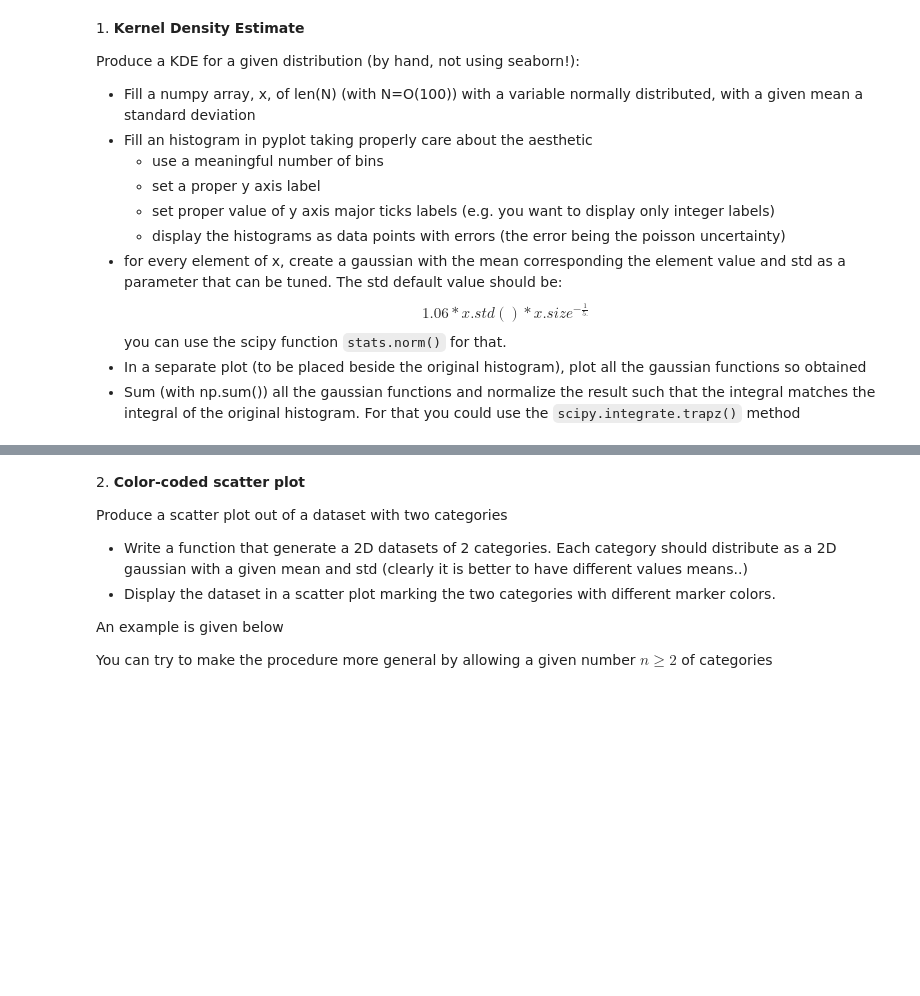
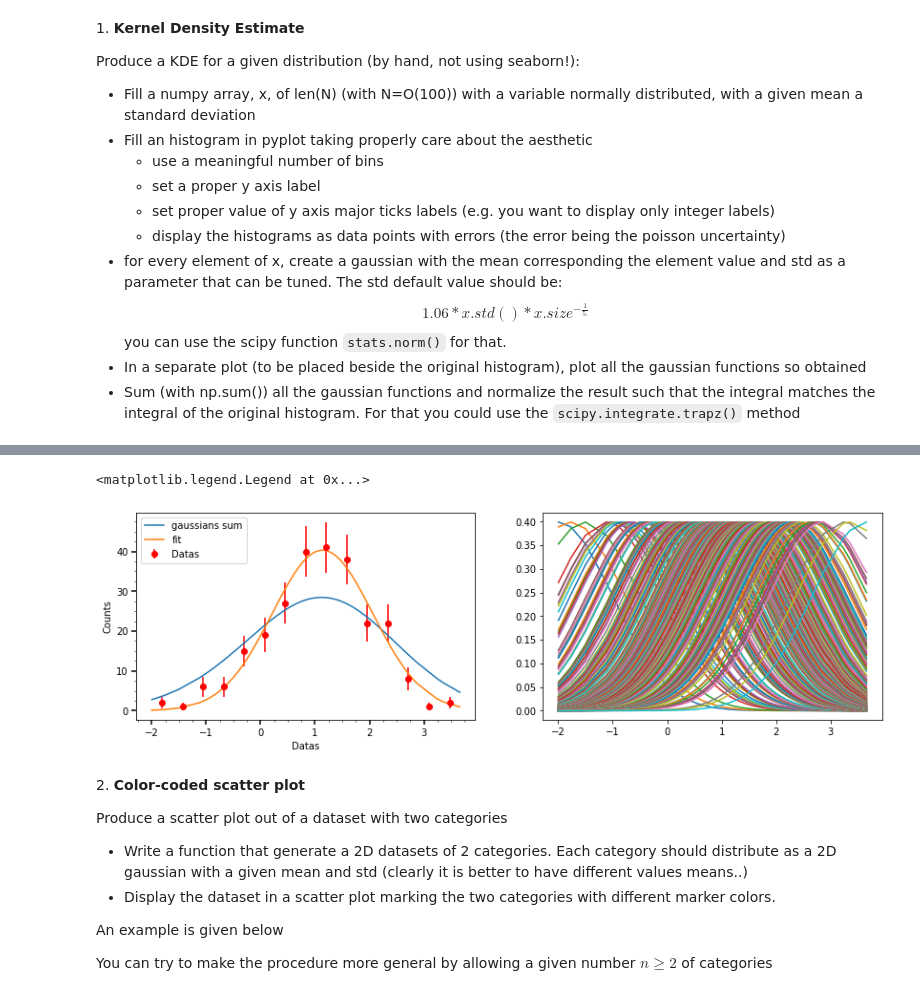
Before and after one commit to PhysicsOfData/LaboratoryOfComputationalPhysics_Y4, a Jupyter notebook: 06ex_Visualization.ipynb, the cells around one changed output, grey strips where cells are left out. Cells and saved outputs as stored; diff of their text form; code cells hidden in the pictures; blank space fills up the shorter version.

```diff
--- a/06ex_Visualization.ipynb
+++ b/06ex_Visualization.ipynb
@@ -30,3 +53,62 @@ x=np.random.normal(mean,std_dev,400)
+# %%
+fig, (isto, plotto) = plt.subplots(nrows=1, ncols=2, figsize=(14, 4))
+n_x, binz =np.histogram(x,bins='auto')
+isto.errorbar(binz[:-1]+((binz[1]-binz[0])/2),n_x,yerr=pow(n_x,1/2),fmt='or',label='Datas')
+isto.set_ylabel('Counts')
+isto.set_xlabel('Datas')
+
+def major_tick(x, pos):
+    if not x%1.:
+        return "%d" %x
+    return "%.2f" % x
+
+isto.xaxis.set_major_locator(MultipleLocator(1))
+isto.xaxis.set_minor_locator(AutoMinorLocator(4))
+isto.yaxis.set_major_locator(MultipleLocator(10))
+isto.yaxis.set_minor_locator(AutoMinorLocator(4))
+isto.yaxis.set_major_formatter(FuncFormatter(major_tick))
+isto.tick_params(which='major', width=1.5)
+isto.tick_params(which='major', length=5)
+
+
+#Let's generate some gaussian
+norm_list=[]
+def f_std(y=False):
+    if not y:
+        return(1.06*x.std()*pow(len(x),-1/5))
+    else:
+        return(y)
+for el in x:
+    norm_list.append(norm.pdf(x,el,f_std(1)))
+
+for normal in norm_list:
+    plotto.plot(x,normal,'-')
+
+norm_sum=np.sum(norm_list,axis=0)
+
+
+
+#histo
+h_int=np.sum(n_x*((binz[1]-binz[0])))
+#gaussian
+g_int=scipy.integrate.trapz(norm_sum,x)
+
+norm_fatt=g_int/h_int
+#print('Normalization factor: ', norm_fatt)
+
+isto.plot(x,norm_sum/norm_fatt,'-',label='gaussians sum')
+
+#FIT
+def f_norm (x,A,Mu, Sigma):
+    return (A*(np.exp(-((x-Mu)**2)/(2*(Sigma**2))))*(1/pow(2*np.pi*(Sigma**2),1/2)))
+params, conpar = optimize.curve_fit(f_norm, binz[:-1]+((binz[1]-binz[0])/2),n_x, p0=[40, 0,1])
+
+isto.plot(x,f_norm(x,params[0],params[1],params[2]), label='fit')
+isto.legend(loc='upper left')
+#print('A: ', params[0], 'Mu: ', params[1], 'Sigma: ', params[2])
+# %% [output]
+<matplotlib.legend.Legend at 0x...>
+[figure, added]
 # %% [markdown]
 2\. **Color-coded scatter plot**
 
```
Also changed, not shown: parts of 6 cells of this notebook, 2 other files.
